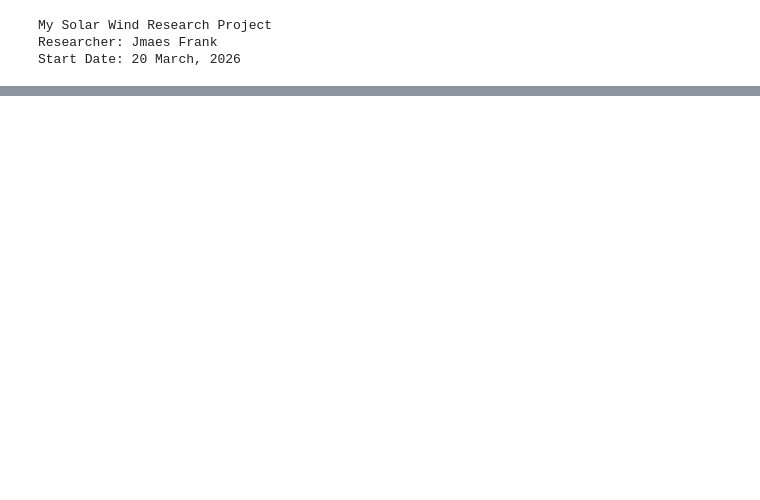
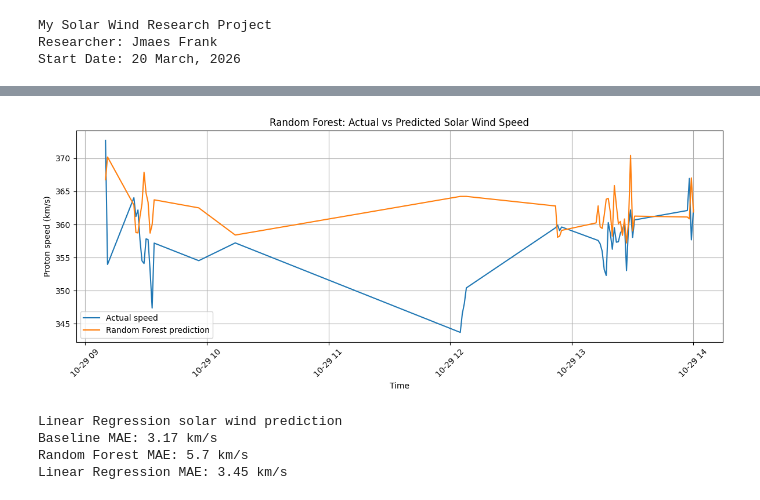
Before and after one commit to JamesFrank-Collab/Solar-Wind-Prediction-Study, a Jupyter notebook: Copy_of_solar_wind_analysis.ipynb, the cells around one changed output, grey strips where cells are left out. Cells and saved outputs as stored; diff of their text form; code cells hidden in the pictures; blank space fills up the shorter version.

```diff
--- a/Copy_of_solar_wind_analysis.ipynb
+++ b/Copy_of_solar_wind_analysis.ipynb
@@ -312,0 +472,16 @@ Forward fill MAE: 3.24 km/s
+# %%
+# Prepare data for one-minute-ahead prediction
+
+prediction_data = pd.DataFrame({
+    "speed_t": speed,
+    "speed_t1": speed.shift(1),
+    "speed_t2": speed.shift(2),
+    "speed_t3": speed.shift(3),
+    "speed_t4": speed.shift(4),
+    "speed_t5": speed.shift(5),
+    "target": speed.shift(-1)
+}).dropna()
+
+print("Prediction data prepared")
+print("Number of observations:", len(prediction_data))
+display(prediction_data.head())
@@ -312,0 +554,50 @@ Forward fill MAE: 3.24 km/s
+# %%
+plt.figure(figsize=(12, 5))
+
+plt.plot(
+    y_test.index,
+    y_test,
+    label="Actual speed"
+)
+
+plt.plot(
+    y_test.index,
+    rf_predictions,
+    label="Random Forest prediction"
+)
+
+plt.xlabel("Time")
+plt.ylabel("Proton speed (km/s)")
+plt.title("Random Forest: Actual vs Predicted Solar Wind Speed")
+plt.legend()
+plt.grid(True)
+plt.xticks(rotation=45)
+plt.tight_layout()
+plt.show()
+# %% [output]
+[figure, added]
+# %%
+from sklearn.linear_model import LinearRegression
+from sklearn.metrics import mean_absolute_error
+
+# Train a Linear Regression model
+linear_model = LinearRegression()
+linear_model.fit(X_train, y_train)
+
+# Predict the test observations
+linear_predictions = linear_model.predict(X_test)
+
+# Calculate the prediction error
+linear_mae = mean_absolute_error(
+    y_test, linear_predictions
+)
+
+print("Linear Regression solar wind prediction")
+print("Baseline MAE:", round(baseline_mae_same_test, 2), "km/s")
+print("Random Forest MAE:", round(rf_mae, 2), "km/s")
+print("Linear Regression MAE:", round(linear_mae, 2), "km/s")
+# %% [output]
+Linear Regression solar wind prediction
+Baseline MAE: 3.17 km/s
+Random Forest MAE: 5.7 km/s
+Linear Regression MAE: 3.45 km/s
```
Also changed, not shown: parts of 16 cells of this notebook.
